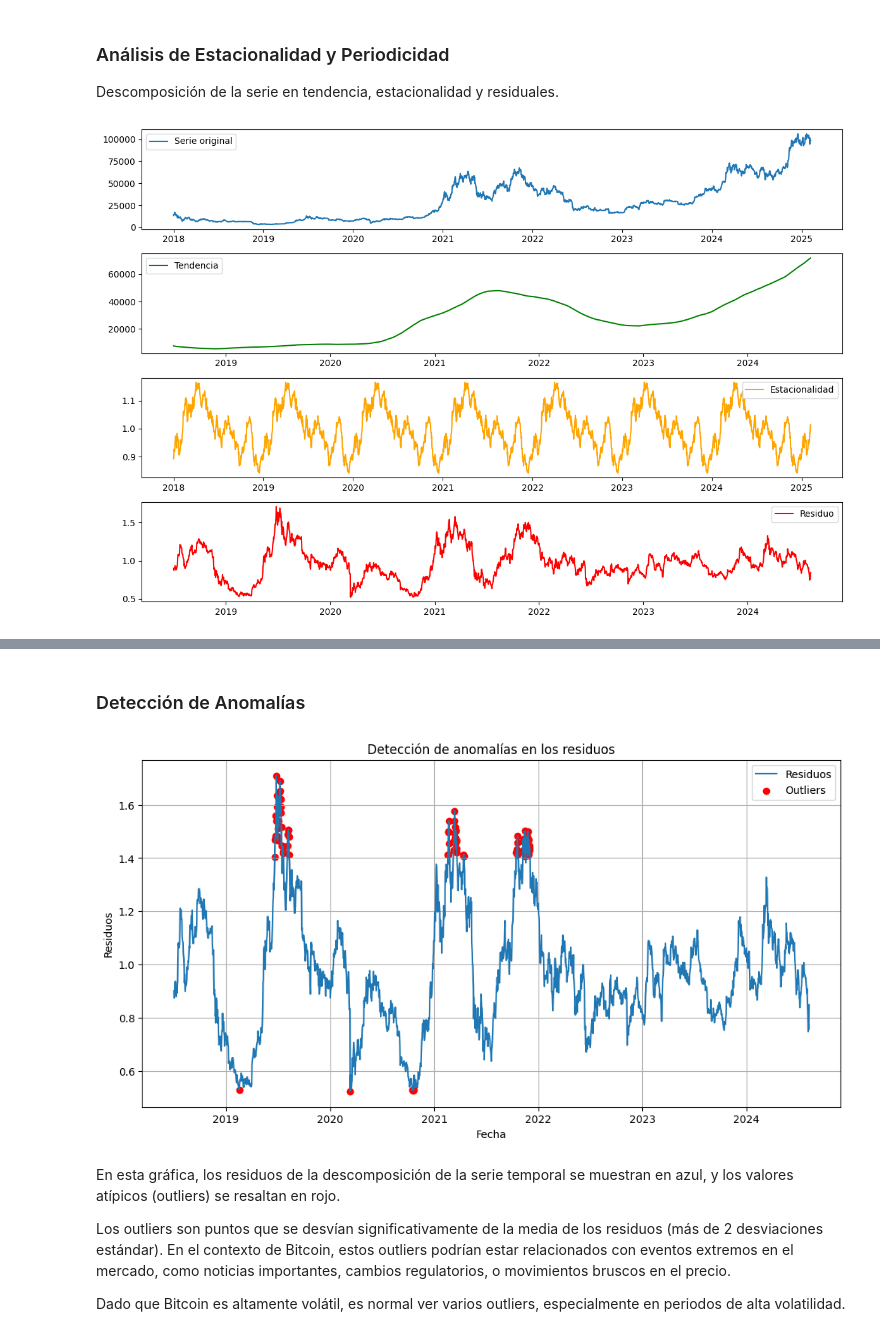
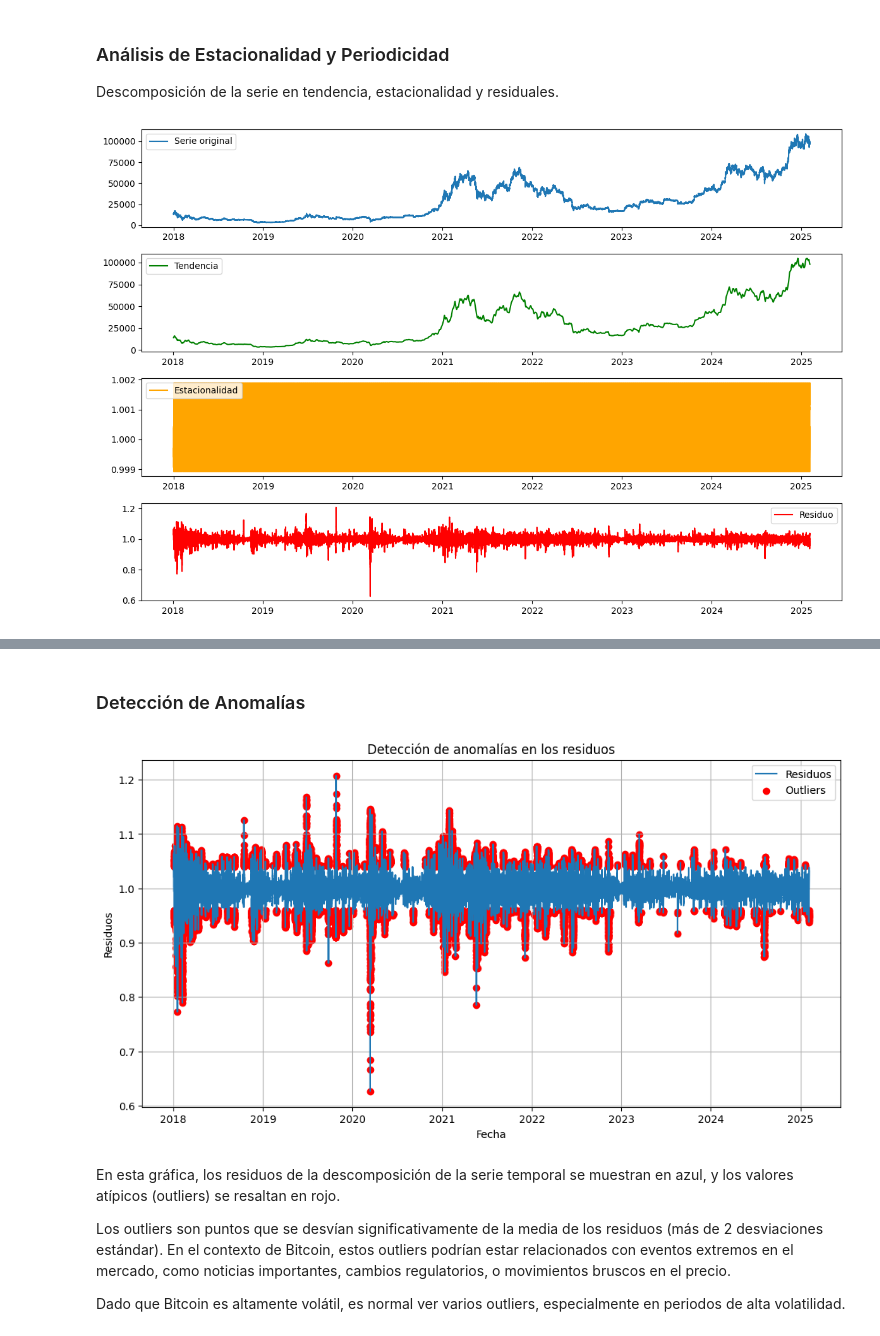
Before and after one commit to mcamilavr/mcamilavr.github.io, a Jupyter notebook: docs/notebooks.ipynb, the cells around one changed output, grey strips where cells are left out. Drawn from its saved outputs; the diff is of its cells as text; code cells hidden in the pictures.

```diff
--- a/docs/notebooks.ipynb
+++ b/docs/notebooks.ipynb
@@ -57,7 +57,7 @@ files = {
     "1d": "btc_1d_data_2018_to_2025.csv",
     "4h": "btc_4h_data_2018_to_2025.csv",
     "1h": "btc_1h_data_2018_to_2025.csv",
-
+    "15m": "btc_15m_data_2018_to_2025.csv",
 }
 
 # Leer los datasets y procesarlos
@@ -170,33 +170,33 @@ Descomposición de la serie en tendencia, estacionalidad y residuales.
 # %%
 from statsmodels.tsa.seasonal import seasonal_decompose
 
 # Descomposición de la serie temporal para la frecuencia diaria
-freq = "1d"
+freq = "15m"
 df = dfs[freq]
 
 result = seasonal_decompose(df["Close"], model="multiplicative", period=365)  # Periodo aproximado de 1 año
 
 # Graficar los componentes
 plt.figure(figsize=(12, 8))
 plt.subplot(4, 1, 1)
 plt.plot(df.index, df["Close"], label="Serie original")
 plt.legend()
 plt.subplot(4, 1, 2)
 plt.plot(result.trend, label="Tendencia", color="green")
 plt.legend()
 
 plt.subplot(4, 1, 3)
 plt.plot(result.seasonal, label="Estacionalidad", color="orange")
 plt.legend()
 
 plt.subplot(4, 1, 4)
 plt.plot(result.resid, label="Residuo", color="red")
 plt.legend()
 
 plt.tight_layout()
 plt.show()
 # %% [output]
-[figure, old version]
+[figure, new version]
 # %% [markdown]
 En el primer panel, y como ya se vio anteriormente, la serie original muestra el precio de Bitcoin con su alta volatilidad, comenzando alrededor de $10,000 en 2018, experimentando dos ciclos alcistas significativos (2021 y 2024-2025), con el precio máximo superando los $100,000 a principios de 2025.
 
@@ -225,7 +225,7 @@ plt.legend()
 plt.grid()
 plt.show()
 # %% [output]
-[figure, old version]
+[figure, new version]
 # %% [markdown]
 En esta gráfica, los residuos de la descomposición de la serie temporal se muestran en azul, y los valores atípicos (outliers) se resaltan en rojo.
 
```
Also changed, not shown: parts of 10 cells of this notebook.
